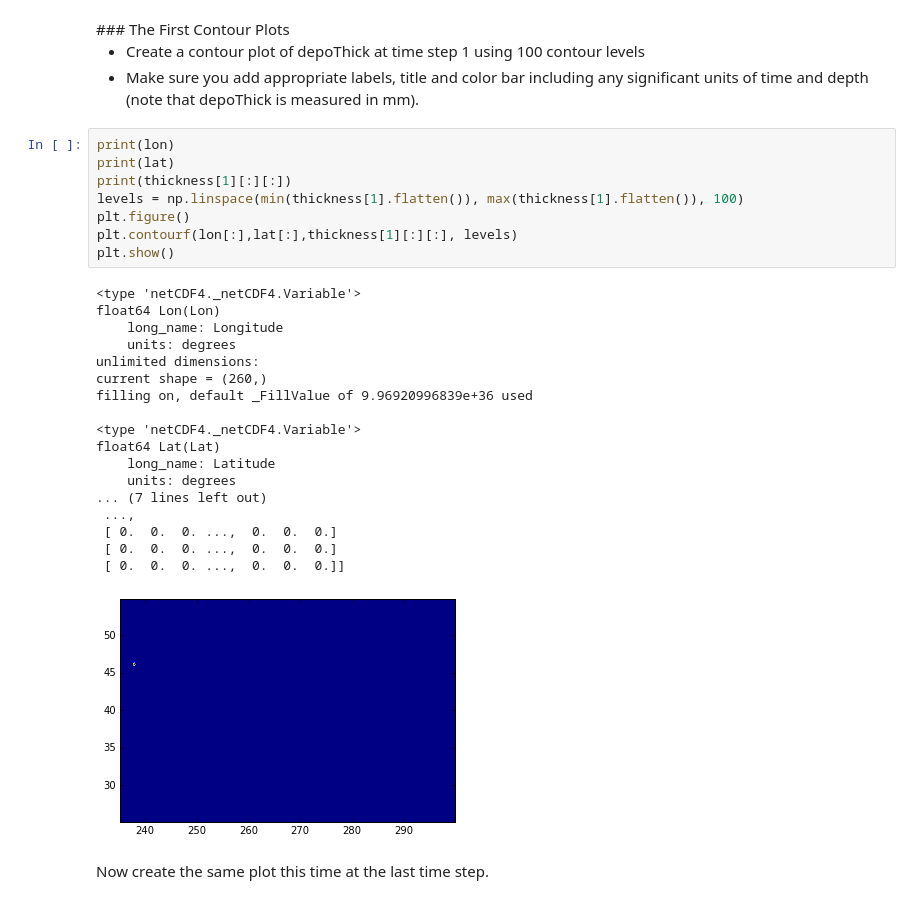
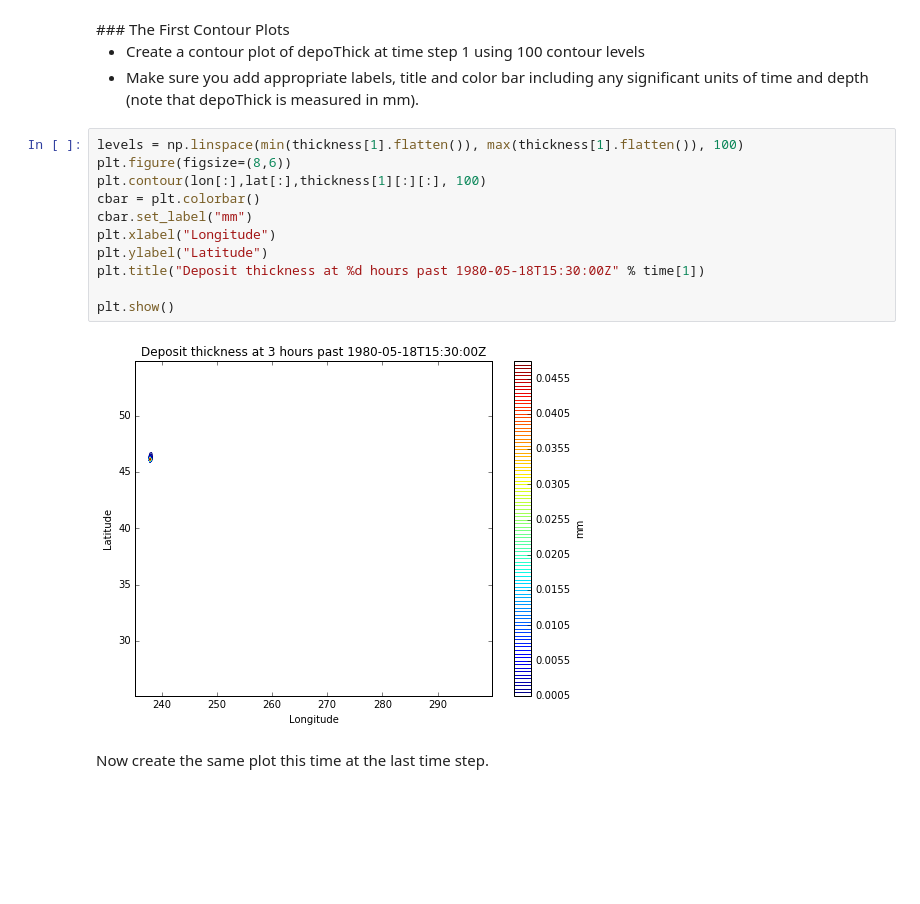
Before and after one commit to djzurawski/ClassMaterials, a Jupyter notebook: Week-03/Homework.ipynb, the cells around one changed output. Saved outputs shown, nothing was run; the diff lists cells and outputs as text; blank space fills up the shorter version.

```diff
--- a/Week-03/Homework.ipynb
+++ b/Week-03/Homework.ipynb
@@ -78,32 +78,18 @@ min thickness = 0.000000, max thickness = 0.133070
 * Create a contour plot of depoThick at time step 1 using 100 contour levels
 * Make sure you add appropriate labels, title and color bar including any significant units of time and depth (note that depoThick is measured in mm).
 # %%
-print(lon)
-print(lat)
-print(thickness[1][:][:])
 levels = np.linspace(min(thickness[1].flatten()), max(thickness[1].flatten()), 100)
-plt.figure()
-plt.contourf(lon[:],lat[:],thickness[1][:][:], levels)
+plt.figure(figsize=(8,6))
+plt.contour(lon[:],lat[:],thickness[1][:][:], 100)
+cbar = plt.colorbar()
+cbar.set_label("mm")
+plt.xlabel("Longitude")
+plt.ylabel("Latitude")
+plt.title("Deposit thickness at %d hours past 1980-05-18T15:30:00Z" % time[1])
+
 plt.show()
 # %% [output]
-<type 'netCDF4._netCDF4.Variable'>
-float64 Lon(Lon)
-    long_name: Longitude
-    units: degrees
-unlimited dimensions:
-current shape = (260,)
-filling on, default _FillValue of 9.96920996839e+36 used
-
-<type 'netCDF4._netCDF4.Variable'>
-float64 Lat(Lat)
-    long_name: Latitude
-    units: degrees
-... (7 lines left out)
- ...,
- [ 0.  0.  0. ...,  0.  0.  0.]
- [ 0.  0.  0. ...,  0.  0.  0.]
- [ 0.  0.  0. ...,  0.  0.  0.]]
-[figure, old version]
+[figure, new version]
 # %% [markdown]
 Now create the same plot this time at the last time step.
 # %%
```
Also changed, not shown: parts of 7 cells of this notebook.
